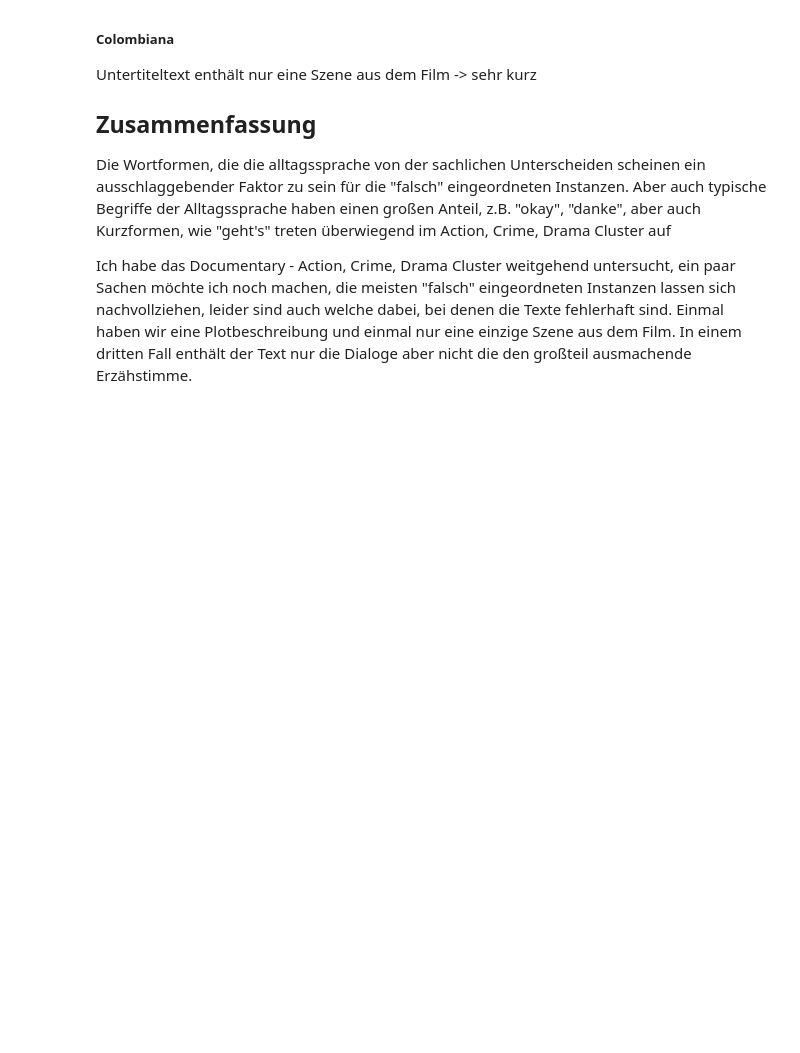
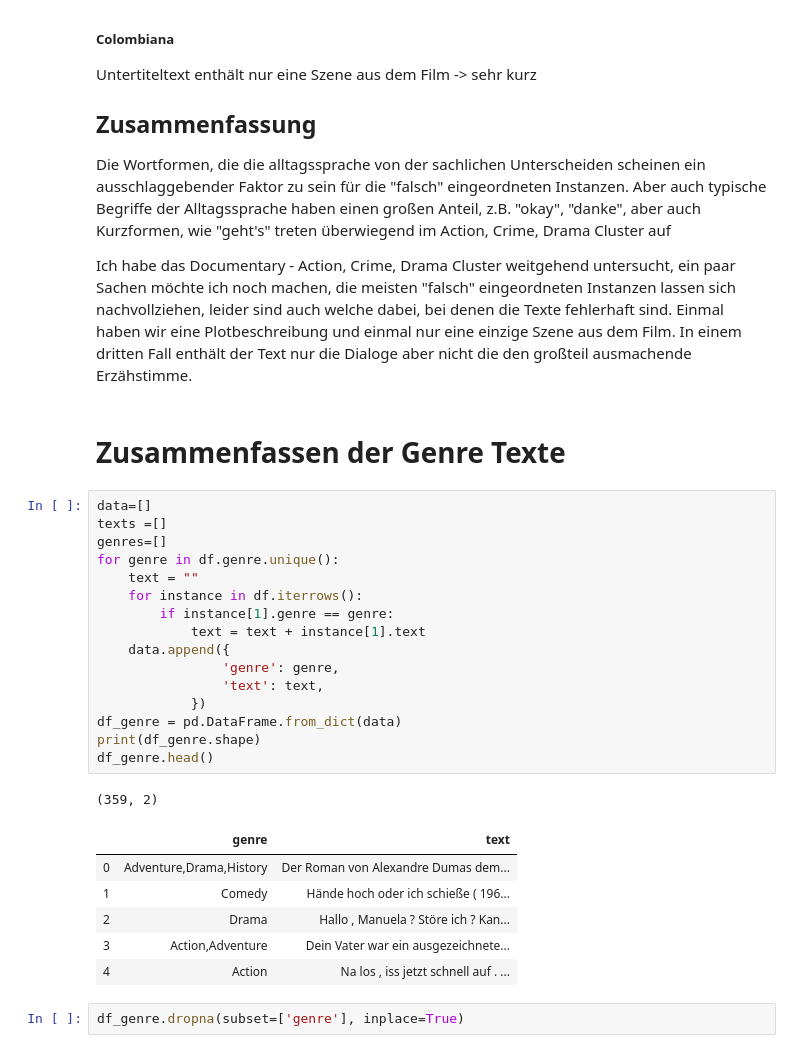
Before and after one commit to LennartKeller/SubtitleClustering, a Jupyter notebook: notebooks/final/Hierarchisches_Cluster_Auswertung.ipynb, the cells around one changed output. Saved outputs shown, nothing was run; the diff lists cells and outputs as text; blank space fills up the shorter version.

```diff
--- a/notebooks/final/Hierarchisches_Cluster_Auswertung.ipynb
+++ b/notebooks/final/Hierarchisches_Cluster_Auswertung.ipynb
@@ -285,3 +286,31 @@ Untertiteltext enthält nur eine Szene aus dem Film -> sehr kurz
 Die Wortformen, die die alltagssprache von der sachlichen Unterscheiden scheinen ein ausschlaggebender Faktor zu sein für die "falsch" eingeordneten Instanzen. Aber auch typische Begriffe der Alltagssprache haben einen großen Anteil, z.B. "okay", "danke", aber auch Kurzformen, wie "geht's" treten überwiegend im Action, Crime, Drama Cluster auf
 
 Ich habe das Documentary - Action, Crime, Drama Cluster weitgehend untersucht, ein paar Sachen möchte ich noch machen, die meisten "falsch" eingeordneten Instanzen lassen sich nachvollziehen, leider sind auch welche dabei, bei denen die Texte fehlerhaft sind. Einmal haben wir eine Plotbeschreibung und einmal nur eine einzige Szene aus dem Film. In einem dritten Fall enthält der Text nur die Dialoge aber nicht die den großteil ausmachende Erzähstimme.
+# %% [markdown]
+# Zusammenfassen der Genre Texte
+# %%
+data=[]
+texts =[]
+genres=[]
+for genre in df.genre.unique():
+    text = ""
+    for instance in df.iterrows():
+        if instance[1].genre == genre:
+            text = text + instance[1].text
+    data.append({
+                'genre': genre,
+                'text': text,
+            })
+df_genre = pd.DataFrame.from_dict(data)
+print(df_genre.shape)
+df_genre.head()
+# %% [output]
+(359, 2)
+|  | genre | text |
+| 0 | Adventure,Drama,History | Der Roman von Alexandre Dumas dem... |
+| 1 | Comedy | Hände hoch oder ich schieße ( 196... |
+| 2 | Drama | Hallo , Manuela ? Störe ich ? Kan... |
+| 3 | Action,Adventure | Dein Vater war ein ausgezeichnete... |
+| 4 | Action | Na los , iss jetzt schnell auf . ... |
+# %%
+df_genre.dropna(subset=['genre'], inplace=True)
```
Also changed, not shown: parts of 13 cells of this notebook, 1 other file.
